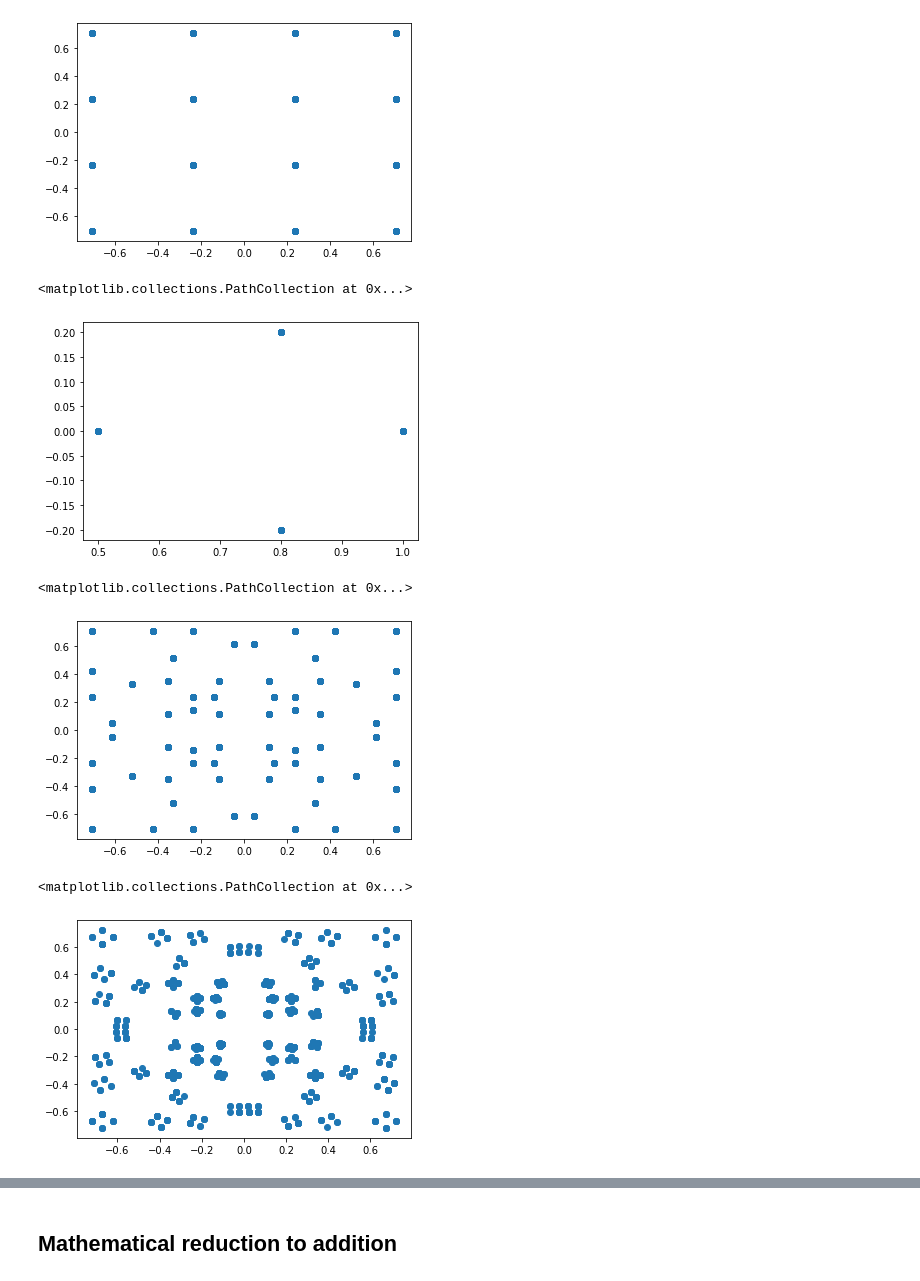
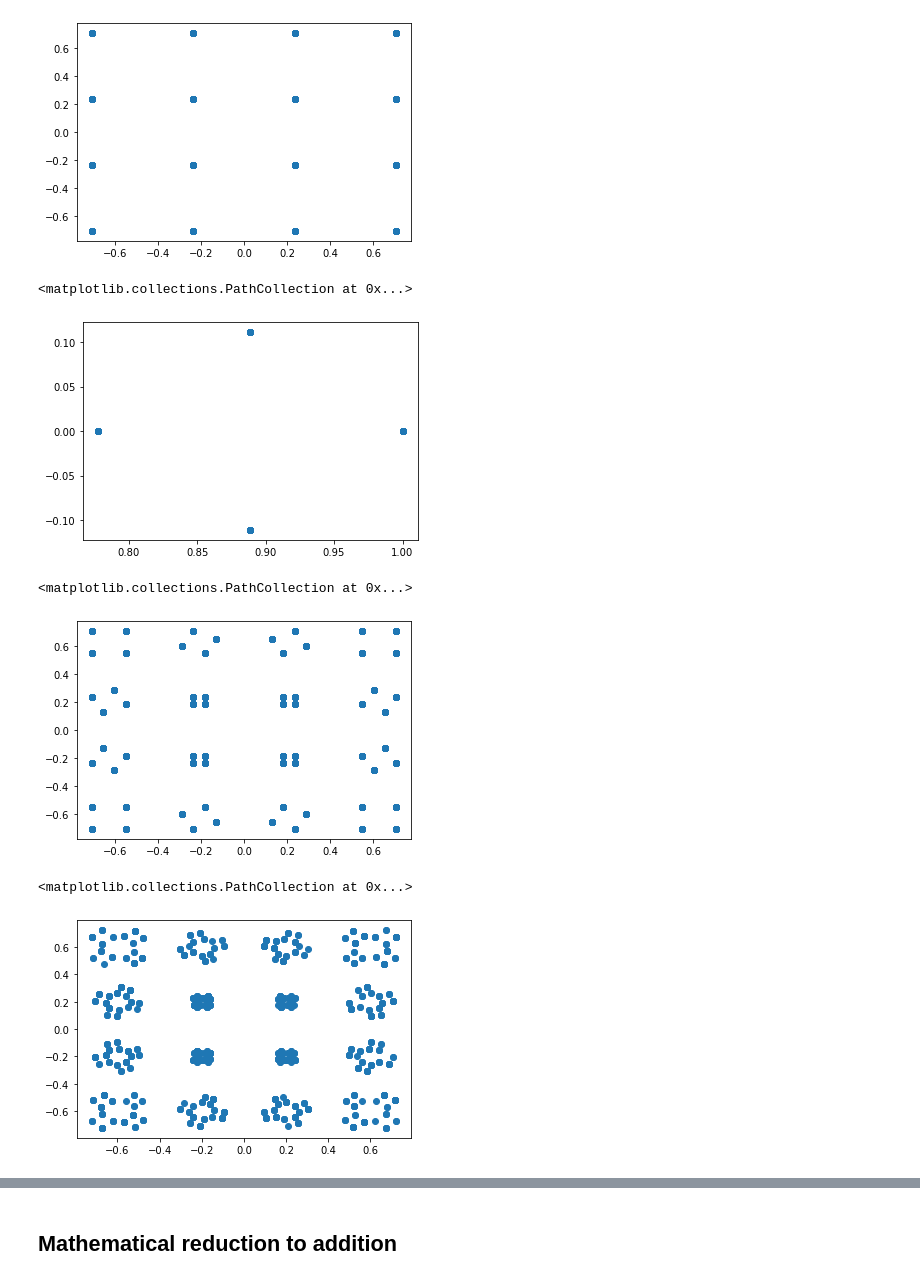
Before and after one commit to frozenhairdryer/Multiple_NOMA, a Jupyter notebook: format_ideas.ipynb, the cells around one changed output, grey strips where cells are left out. Saved outputs shown, nothing was run; the diff lists cells and outputs as text; code cells hidden in the pictures.

```diff
--- a/format_ideas.ipynb
+++ b/format_ideas.ipynb
@@ -39,19 +39,19 @@ plt.scatter(np.real(C),np.imag(C))
 [figure]
 # %%
 # mehr überlagerung
-a=0.5
-#Bx = (1-a) + a*np.exp(1j*np.pi/2*rng.integers(4, size=1000))
-Bx = rng.choice([1,1-a,0.8+1j*0.2,0.8-1j*0.2],1000)
+a=1/9
+Bx = (1-a) + a*np.exp(1j*np.pi/2*rng.integers(4, size=1000))
+#Bx = rng.choice([1,1-a,0.8+1j*0.2,0.8-1j*0.2],1000)
 plt.scatter(np.real(Bx),np.imag(Bx))
 # %% [output]
 <matplotlib.collections.PathCollection at 0x...>
-[figure, old version]
+[figure, new version]
 # %%
 Cx=C*Bx
 plt.scatter(np.real(Cx),np.imag(Cx))
 # %% [output]
 <matplotlib.collections.PathCollection at 0x...>
-[figure, old version]
+[figure, new version]
 # %%
 a=0.05
 By = (1-a) + a*np.exp(1j*np.pi/2*rng.integers(4, size=1000)+1j*np.pi/4)
@@ -60,7 +60,7 @@ Cy=Cx*By
 plt.scatter(np.real(Cy),np.imag(Cy))
 # %% [output]
 <matplotlib.collections.PathCollection at 0x...>
-[figure, old version]
+[figure, new version]
 # %%
 #AWGN channel
 N=Cy+0.02*rng.normal(0,1,1000)+0.02j*rng.normal(0,1,1000)
```
Also changed, not shown: parts of 7 cells of this notebook, 2 other files.
